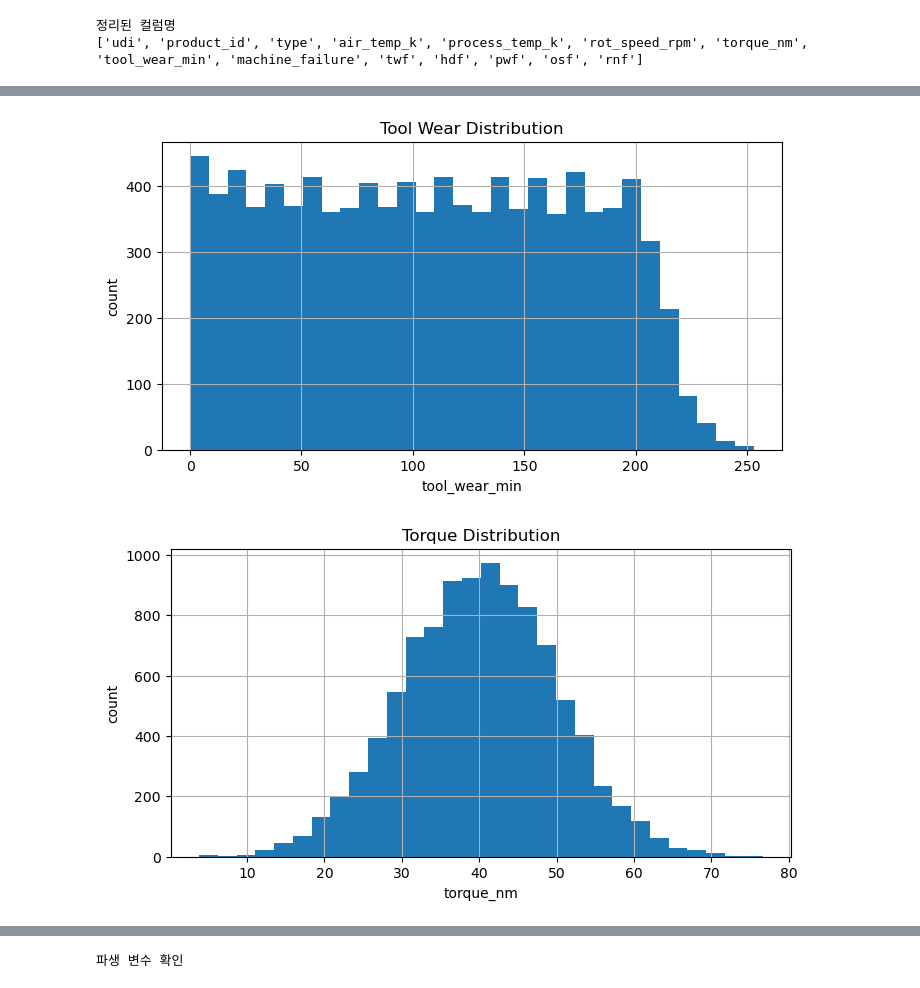
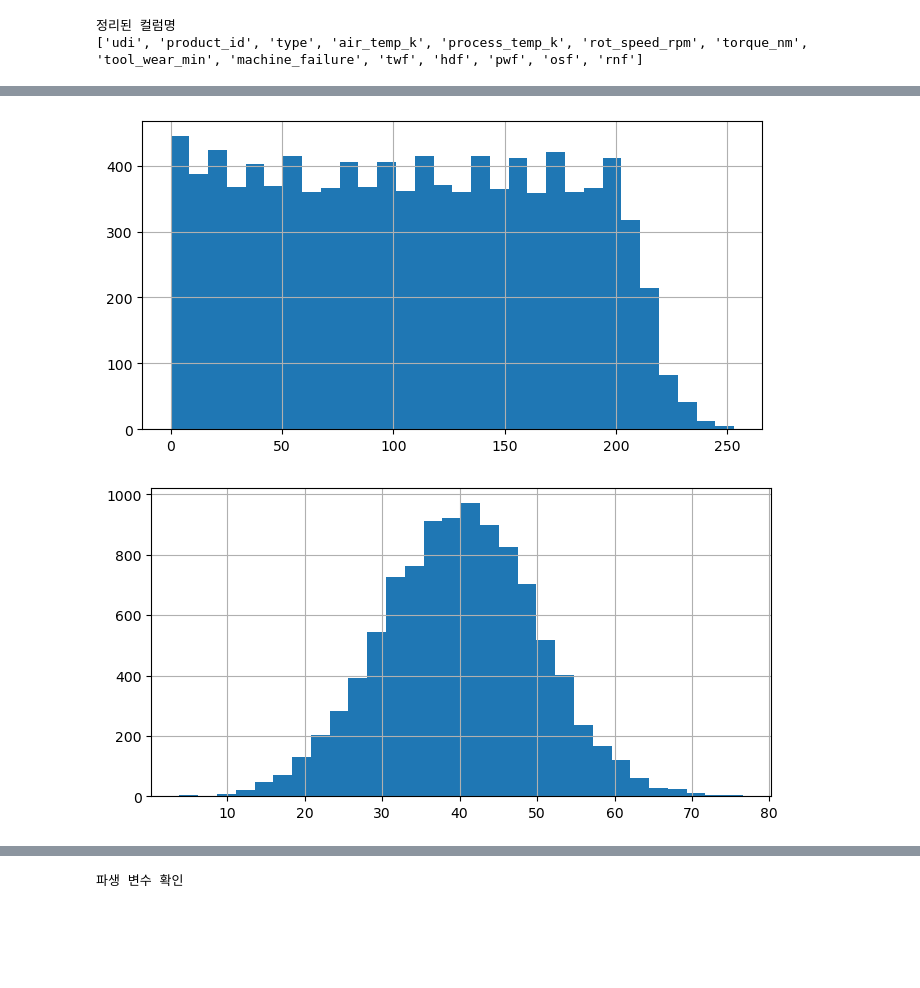
Before and after one commit to sungback/DS01, a Jupyter notebook: work/01_eda2.ipynb, the cells around one changed output, grey strips where cells are left out. Saved outputs shown, nothing was run; the diff lists cells and outputs as text; code cells hidden in the pictures; blank space fills up the shorter version.

```diff
--- a/work/01_eda2.ipynb
+++ b/work/01_eda2.ipynb
@@ -170,24 +140,18 @@ Name: count, dtype: int64
 # %%
 # -------------------------------------------------
 # 7. 수치형 분포 시각화
 # -------------------------------------------------
 plt.figure(figsize=(8, 4))
 df["tool_wear_min"].hist(bins=30)
-plt.title("Tool Wear Distribution")
-plt.xlabel("tool_wear_min")
-plt.ylabel("count")
 plt.show()
 # %% [output]
-[figure, old version]
+[figure, new version]
 # %%
 plt.figure(figsize=(8, 4))
 df["torque_nm"].hist(bins=30)
-plt.title("Torque Distribution")
-plt.xlabel("torque_nm")
-plt.ylabel("count")
 plt.show()
 # %% [output]
-[figure, old version]
+[figure, new version]
 # %%
 # -------------------------------------------------
 # 8. 박스플롯으로 이상치 확인
```
Also changed, not shown: parts of 22 cells of this notebook, 4 other files.
